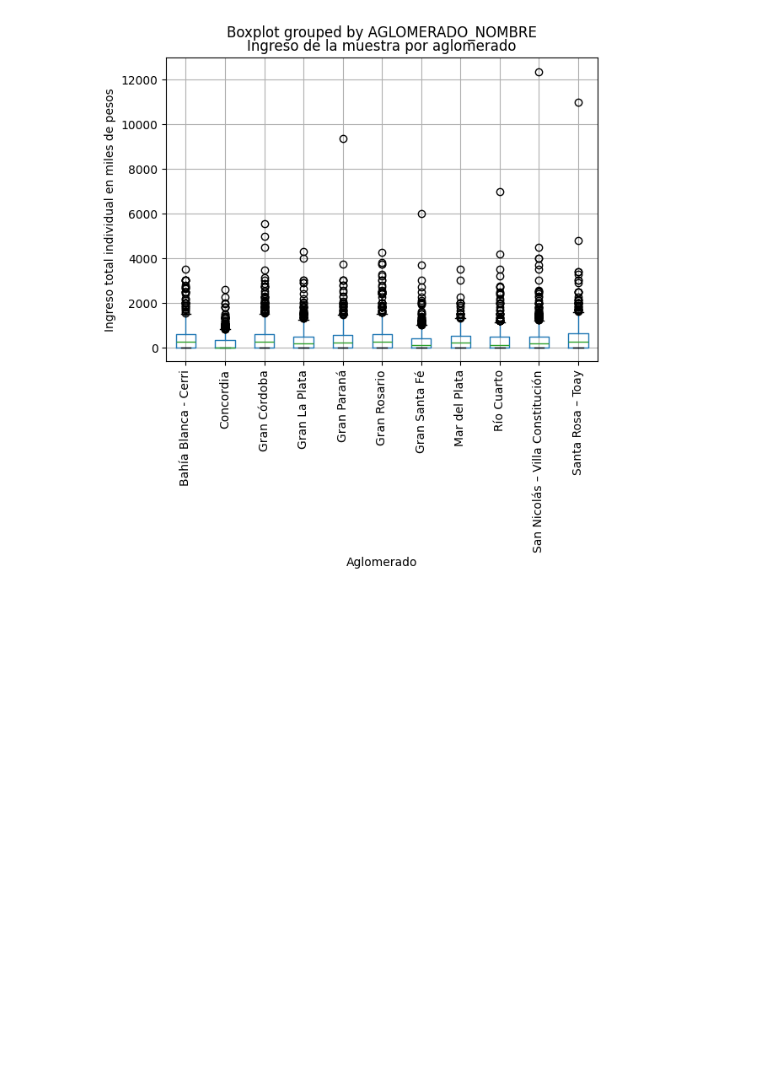
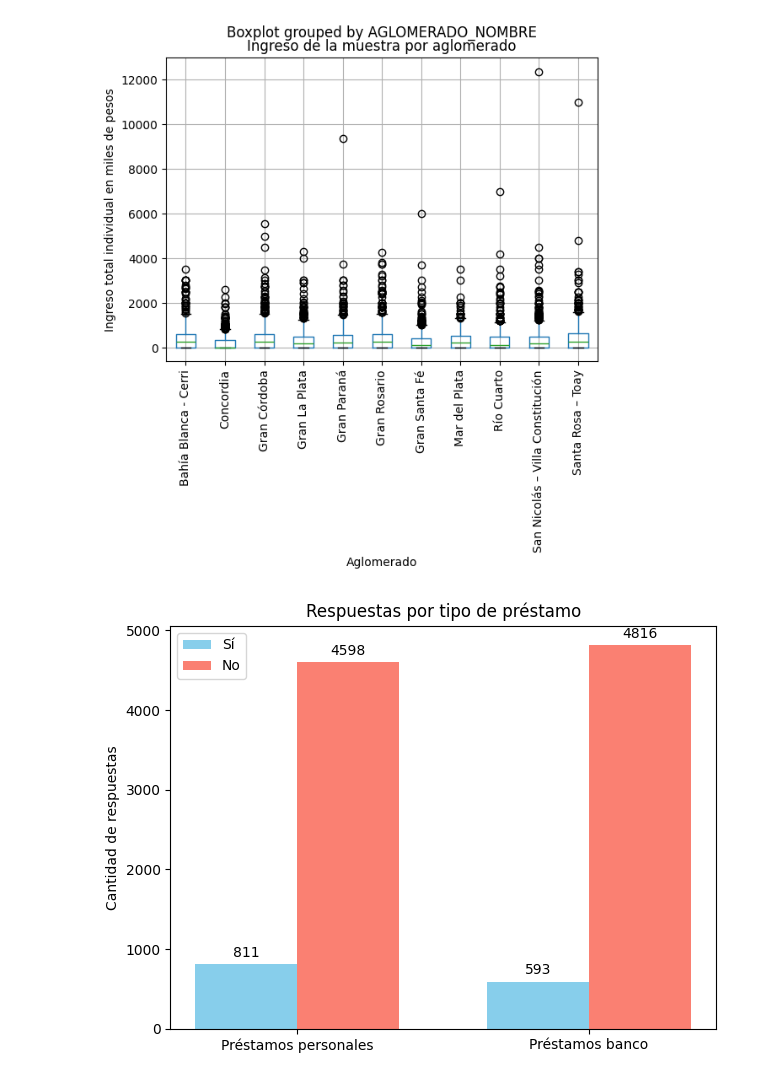
Before and after one commit to LMatiPerez/AnalisisDeDatosI_G5, a Jupyter notebook: graficos_grupo_5.ipynb, the cells around one changed output. Saved outputs shown, nothing was run; the diff lists cells and outputs as text; code cells hidden in the pictures; blank space fills up the shorter version.

```diff
--- a/graficos_grupo_5.ipynb
+++ b/graficos_grupo_5.ipynb
@@ -138,3 +138,39 @@ plt.plot()
 # %% [output]
 []
 [figure]
+# %%
+
+conteo_personales = hogares['prestamo_personas'].value_counts().sort_index()
+conteo_banco = hogares['prestamo_banco'].value_counts().sort_index()
+
+conteo_personales = conteo_personales.reindex([1, 2], fill_value=0)
+conteo_banco = conteo_banco.reindex([1, 2], fill_value=0)
+
+categorias = ['Préstamos personales', 'Préstamos banco']
+si = [conteo_personales[1], conteo_banco[1]]
+no = [conteo_personales[2], conteo_banco[2]]
+
+x = np.arange(len(categorias))
+ancho = 0.35
+
+fig, ax = plt.subplots()
+barras_si = ax.bar(x - ancho/2, si, width=ancho, label='Sí', color='skyblue')
+barras_no = ax.bar(x + ancho/2, no, width=ancho, label='No', color='salmon')
+
+ax.set_ylabel('Cantidad de respuestas')
+ax.set_title('Respuestas por tipo de préstamo')
+ax.set_xticks(x)
+ax.set_xticklabels(categorias)
+ax.legend()
+
+for barra in barras_si + barras_no:
+    altura = barra.get_height()
+    ax.annotate(f'{altura}',
+                xy=(barra.get_x() + barra.get_width() / 2, altura),
+                xytext=(0, 3),
+                textcoords="offset points",
+                ha='center', va='bottom')
+
+plt.tight_layout()
+# %% [output]
+[figure, added]
```
Also changed, not shown: parts of 1 cell of this notebook, 1 other file.
